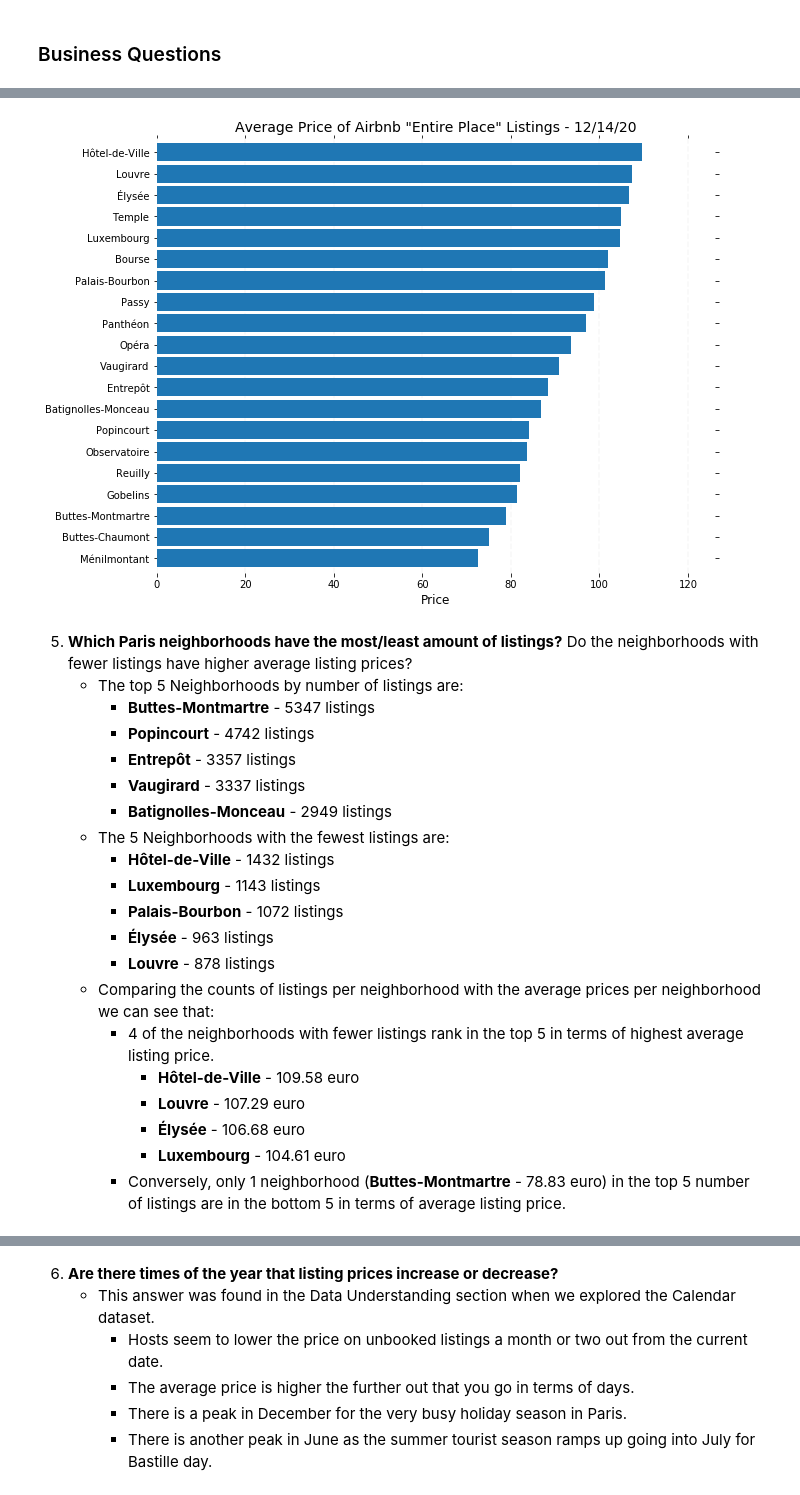
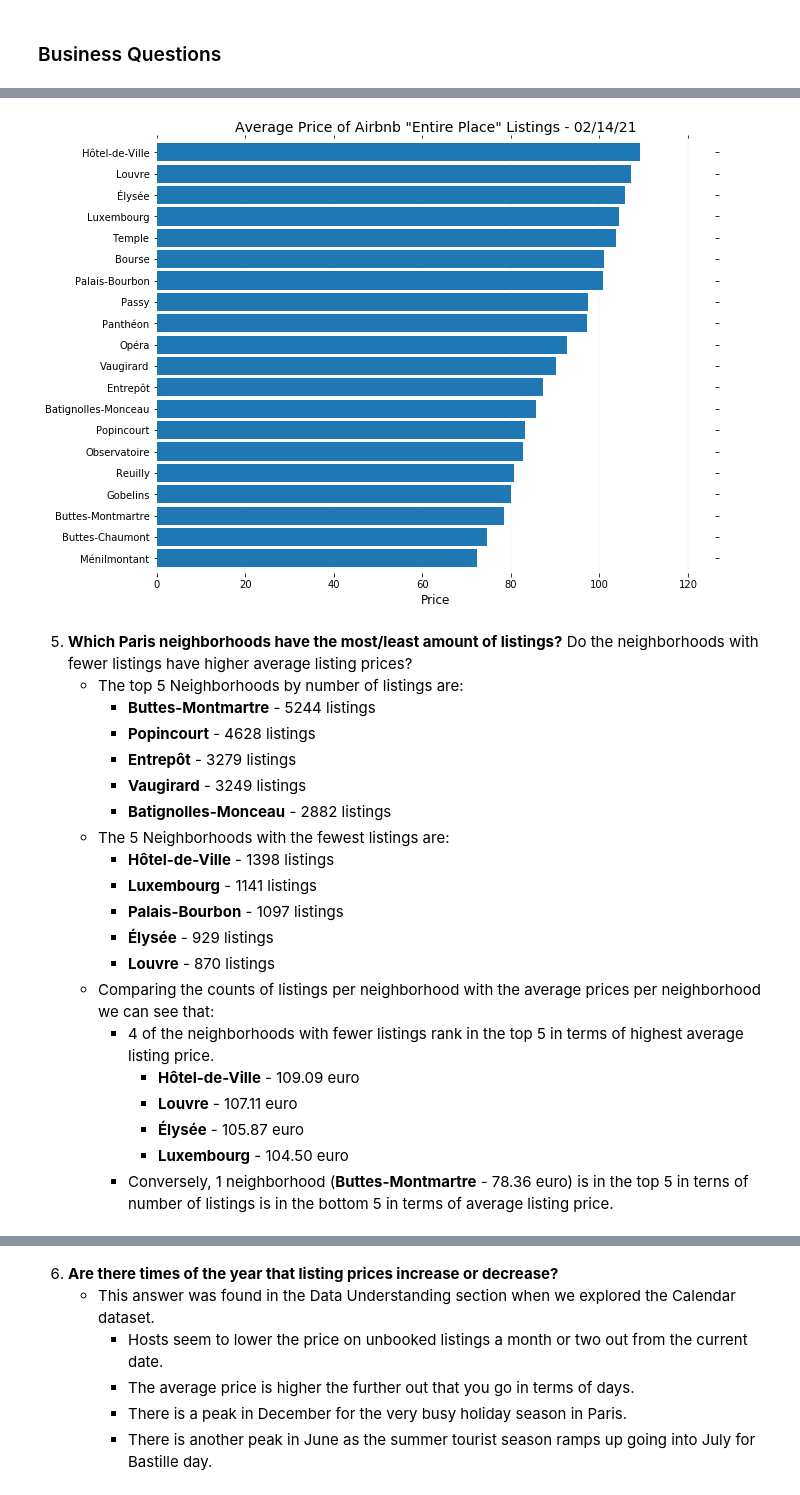
Before and after one commit to aaronbw/Airbnb_Paris, a Jupyter notebook: Airbnb_Paris_Project.ipynb, the cells around one changed output, grey strips where cells are left out. Drawn from its saved outputs; the diff is of its cells as text; code cells hidden in the pictures.

Commit message:
Updated dataset to the latest data on Inside Airbnb scrubbed on 2-14-21

```diff
--- a/Airbnb_Paris_Project.ipynb
+++ b/Airbnb_Paris_Project.ipynb
@@ -3427,56 +3425,56 @@ Name: price, dtype: float64
 # %%
 ax = price_hood.plot(kind='barh', figsize=(10, 8), zorder=2, width=0.85)
 
 # Despine
 ax.spines['right'].set_visible(False)
 ax.spines['top'].set_visible(False)
 ax.spines['left'].set_visible(False)
 ax.spines['bottom'].set_visible(False)
 
 # Switch off ticks
 ax.tick_params(axis="both", which="both", bottom="off", top="off", labelbottom="on", left="off", right="off", labelleft="on")
 
 # Draw vertical axis lines
 vals = ax.get_xticks()
 for tick in vals:
     ax.axvline(x=tick, linestyle='dashed', alpha=0.4, color='#eeeeee', zorder=1)
 
 # Set y-axis label
 ax.set_ylabel('')
 
 # Set x-axis label
 ax.set_xlabel('Price', size=12)
 
 # Set title
-ax.set_title('Average Price of Airbnb "Entire Place" Listings - 12/14/20', size=14)
+ax.set_title('Average Price of Airbnb "Entire Place" Listings - 02/14/21', size=14)
 
 # Sort in decending order
 ax.invert_yaxis()
 
 plt.savefig('Price_Hood', bbox_inches='tight');
 # %% [output]
-[figure, old version]
+[figure, new version]
 # %% [markdown]
 5. **Which Paris neighborhoods have the most/least amount of listings?** Do the neighborhoods with fewer listings have higher average listing prices?
     - The top 5 Neighborhoods by number of listings are:
-        - **Buttes-Montmartre**  -  5347 listings
-        - **Popincourt**  -  4742 listings
-        - **Entrepôt**  -  3357 listings
-        - **Vaugirard**  -  3337 listings
-        - **Batignolles-Monceau**  -  2949 listings
+        - **Buttes-Montmartre**  -  5244 listings
+        - **Popincourt**  -  4628 listings
+        - **Entrepôt**  -  3279 listings
+        - **Vaugirard**  -  3249 listings
+        - **Batignolles-Monceau**  -  2882 listings
     - The 5 Neighborhoods with the fewest listings are:
-        - **Hôtel-de-Ville**  -  1432 listings
-        - **Luxembourg**  -  1143 listings
-        - **Palais-Bourbon**  -  1072 listings
-        - **Élysée**  -  963 listings
-        - **Louvre**  -  878 listings
+        - **Hôtel-de-Ville**  -  1398 listings
+        - **Luxembourg**  -  1141 listings
+        - **Palais-Bourbon**  -  1097 listings
+        - **Élysée**  -  929 listings
+        - **Louvre**  -  870 listings
     - Comparing the counts of listings per neighborhood with the average prices per neighborhood we can see that:
         - 4 of the neighborhoods with fewer listings rank in the top 5 in terms of highest average listing price.
-            - **Hôtel-de-Ville** - 109.58  euro
-            - **Louvre** - 107.29 euro
-            - **Élysée** - 106.68 euro
-            - **Luxembourg** - 104.61 euro
-        - Conversely, only 1 neighborhood (**Buttes-Montmartre**  -  78.83 euro) in the top 5 number of listings are in the bottom 5 in terms of average listing price.
+            - **Hôtel-de-Ville**  -  109.09 euro
+            - **Louvre**  -  107.11 euro
+            - **Élysée**  -  105.87 euro
+            - **Luxembourg**  -  104.50 euro
+        - Conversely, 1 neighborhood (**Buttes-Montmartre**  -  78.36 euro) is in the top 5 in terns of number of listings is in the bottom 5 in terms of average listing price.
 # %%
 list_counts = listings['neighbourhood_cleansed'].value_counts()
 list_counts
```
Also changed, not shown: parts of 207 cells of this notebook.
